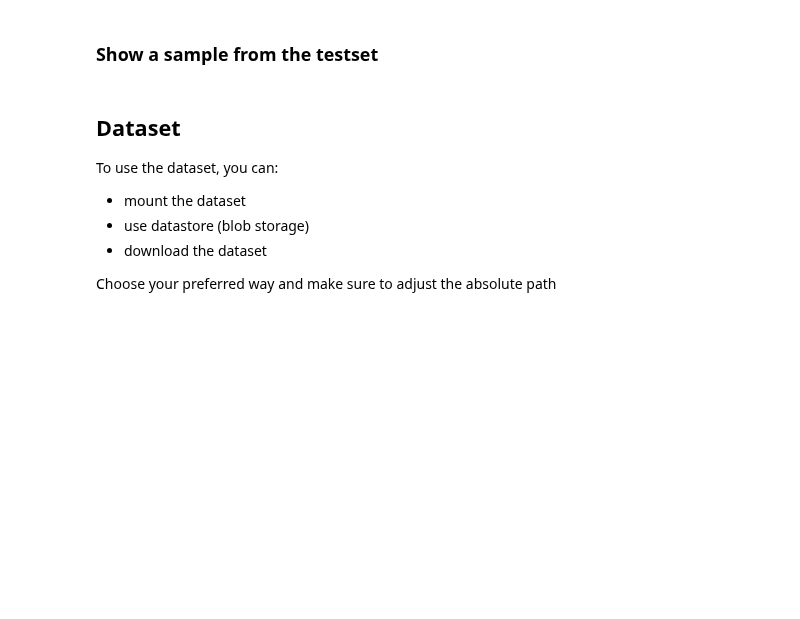
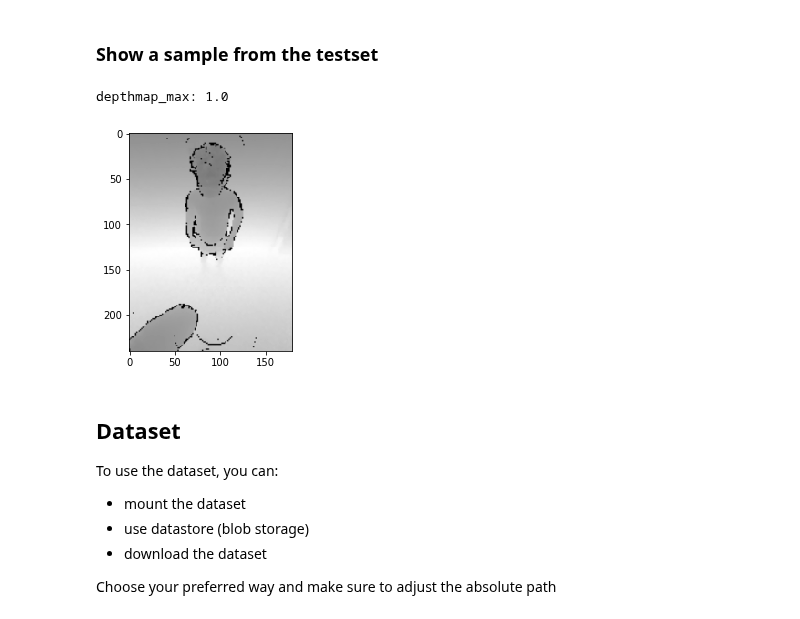
Before and after one commit to Welthungerhilfe/cgm-ml, a Jupyter notebook: src/common/evaluation/Evaluate_models.ipynb, the cells around one changed output. Cells and saved outputs as stored; diff of their text form; code cells hidden in the pictures; blank space fills up the shorter version.

```diff
--- a/src/common/evaluation/Evaluate_models.ipynb
+++ b/src/common/evaluation/Evaluate_models.ipynb
@@ -69,17 +70,20 @@ model = load_model(MODEL_PATH)
 ### Show a sample from the testset
 # %%
 # paths = '../testdepthmap1/1585551618-hlby208u8z/pc_1585551618-hlby208u8z_1593156356859_100_000.p'
-paths = REPO_DIR / "data/anon-depthmap-testset/scans/1585013728-90norqfryy/100/pc_1585013728-90norqfryy_1591850340061_100_000.p"
+paths = REPO_DIR / "data/anon-realtime-testdata/scans/1584995101-drh9xoy38u/100/pc_1584995101-drh9xoy38u_1591550757076_100_000.p"
 
 depthmap, targets = pickle.load(open(paths, "rb"))
 depthmap = preprocess_depthmap(depthmap)
 depthmap = depthmap / depthmap.max()
 print("depthmap_max:", depthmap.max())
 depthmap = tf.image.resize(depthmap, (CONFIG.IMAGE_TARGET_HEIGHT, CONFIG.IMAGE_TARGET_WIDTH))
 targets = preprocess_targets(targets, CONFIG.TARGET_INDEXES)
 depthmap.set_shape((CONFIG.IMAGE_TARGET_HEIGHT, CONFIG.IMAGE_TARGET_WIDTH, 1))
 # targets.set_shape((len(targets_indices,)))
-plt.imshow(np.squeeze(depthmap), cmap='gray');
+plt.imshow(np.squeeze(depthmap), cmap='gray', vmin=0., vmax=1.);
+# %% [output]
+depthmap_max: 1.0
+[figure, added]
 # %% [markdown]
 ## Dataset
 
```
Also changed, not shown: parts of 24 cells of this notebook, 1 other file.
